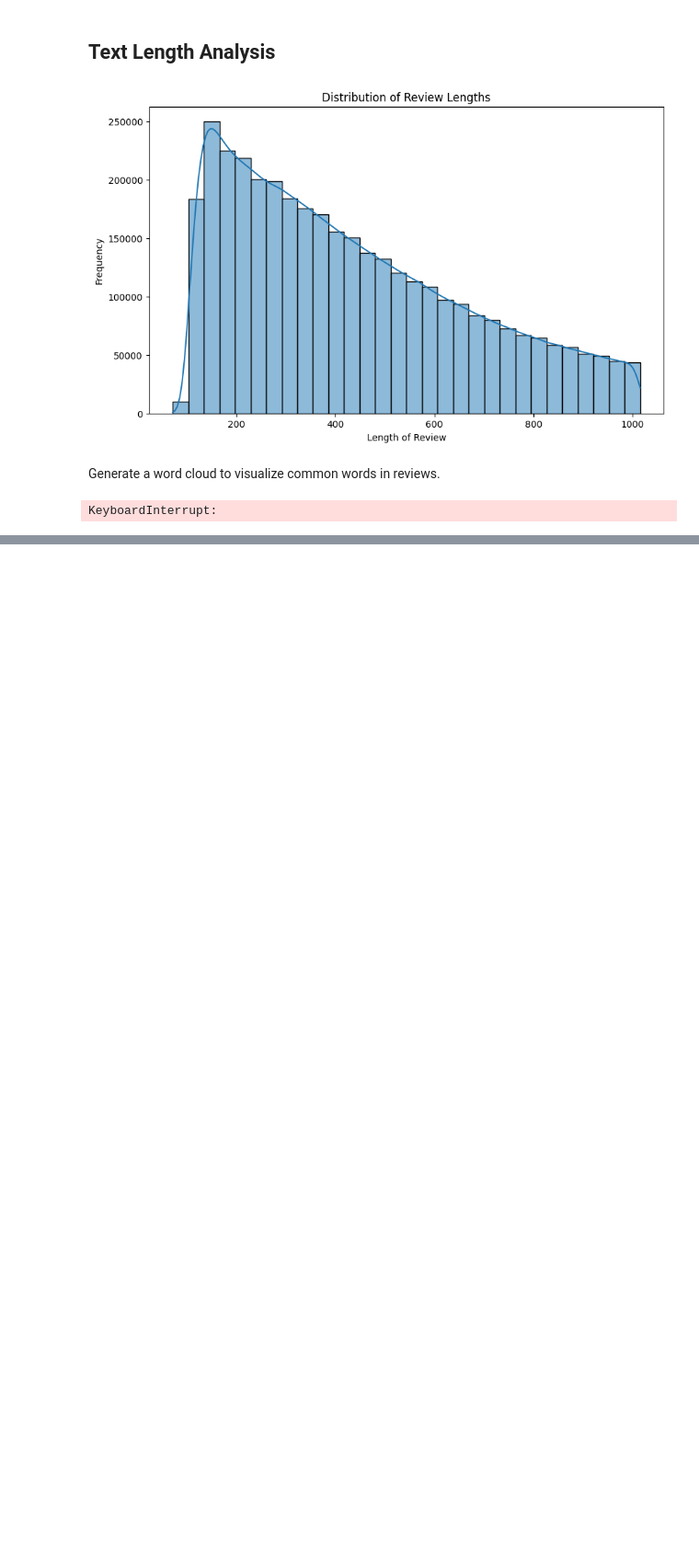
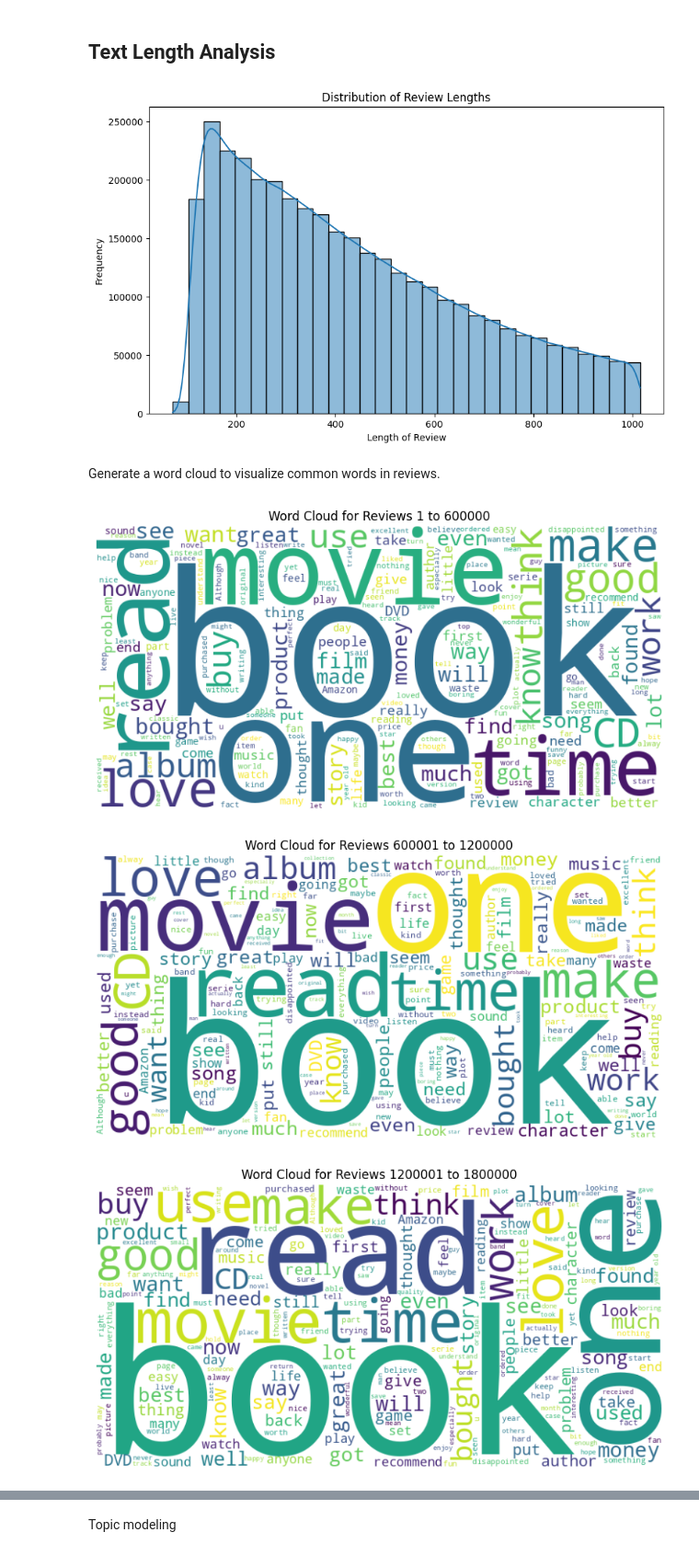
Before and after one commit to Shehata-git/Senti-DEPI, a Jupyter notebook: notebooks/DataPreProcessing.ipynb, the cells around one changed output, grey strips where cells are left out. Shown at 92% size. Drawn from its saved outputs; the diff is of its cells as text; code cells hidden in the pictures; blank space fills up the shorter version.

```diff
--- a/notebooks/DataPreProcessing.ipynb
+++ b/notebooks/DataPreProcessing.ipynb
@@ -152,22 +159,24 @@ plt.show()
 # %% [markdown]
 Generate a word cloud to visualize common words in reviews.
 # %%
-# Combine all reviews into a single string
-text = ' '.join(trainingset['Review'])
+def generate_word_clouds(trainingset, chunk_size=600000):
+    # Generate word clouds in smaller chunks
+    for i in range(0, len(trainingset), chunk_size):
+        # Combine a batch of reviews into a single string
+        chunk_reviews = ' '.join(trainingset['Review'].iloc[i:i + chunk_size])
 
-# Split the text into chunks
-n = 100000  # Number of words per chunk
-chunks = [text[i:i+n] for i in range(0, len(text), n)]
+        # Generate the word cloud for the current chunk
+        wordcloud = WordCloud(width=800, height=400, background_color='white').generate(chunk_reviews)
 
-# Generate word clouds for each chunk
-wordclouds = [WordCloud(width=800, height=400, background_color='white').generate(chunk) for chunk in chunks]
+        # Display the word cloud
+        plt.figure(figsize=(10, 6))
+        plt.imshow(wordcloud, interpolation='bilinear')
+        plt.axis('off')
+        plt.title(f'Word Cloud for Reviews {i + 1} to {min(i + chunk_size, len(trainingset))}')
+        plt.show()
 
-# Display the word clouds
-for i, wordcloud in enumerate(wordclouds):
-  plt.figure(figsize=(10, 6))
-  plt.imshow(wordcloud, interpolation='bilinear')
-  plt.axis('off')
-  plt.title(f'Word Cloud for Chunk {i+1}')
-  plt.show()
+generate_word_clouds(trainingset)
 # %% [output]
-KeyboardInterrupt:
+[figure, added]
+[figure, added]
+[figure, added]
@@ -173,0 +186,2 @@ KeyboardInterrupt:
+# %% [markdown]
+Topic modeling
```
Also changed, not shown: parts of 23 cells of this notebook.
